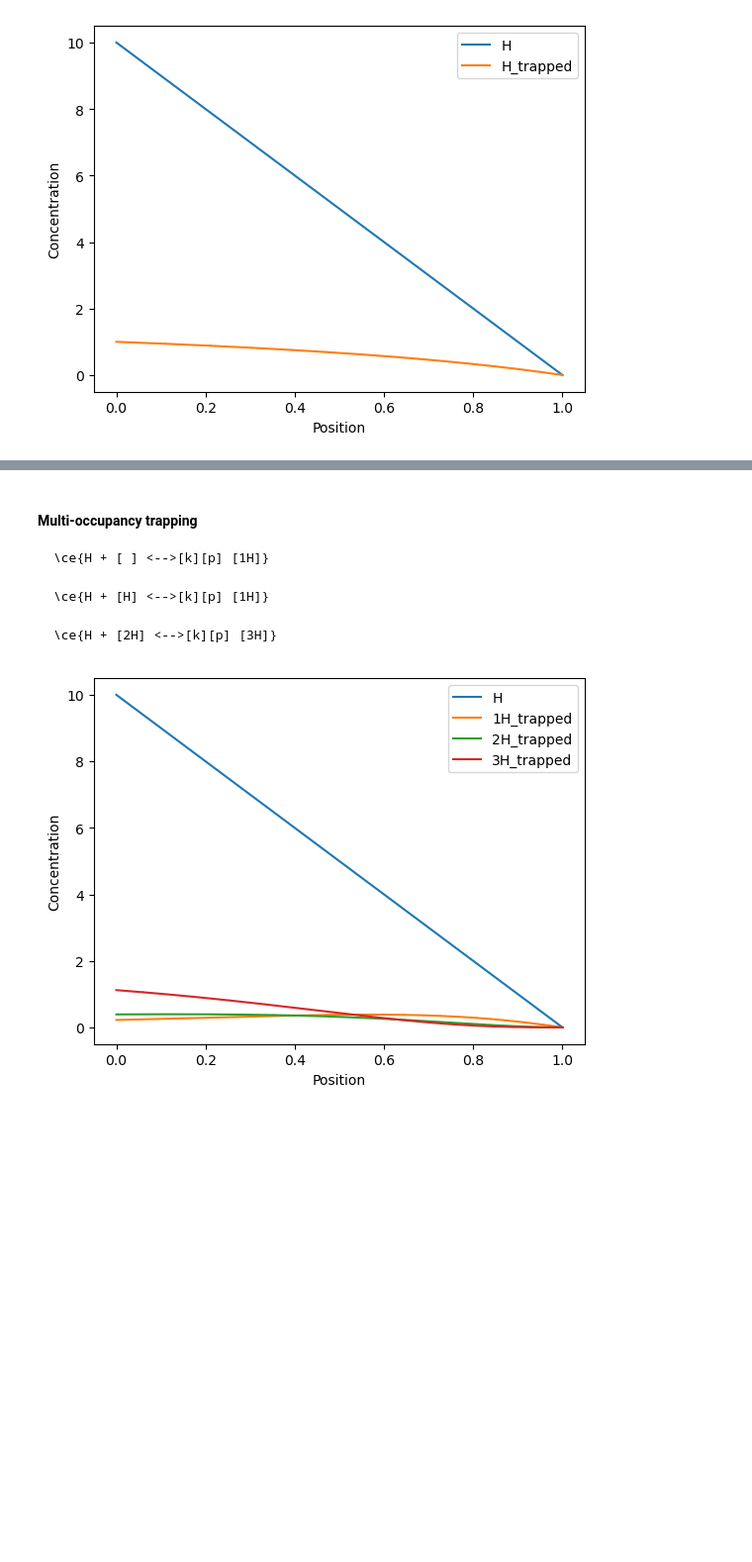
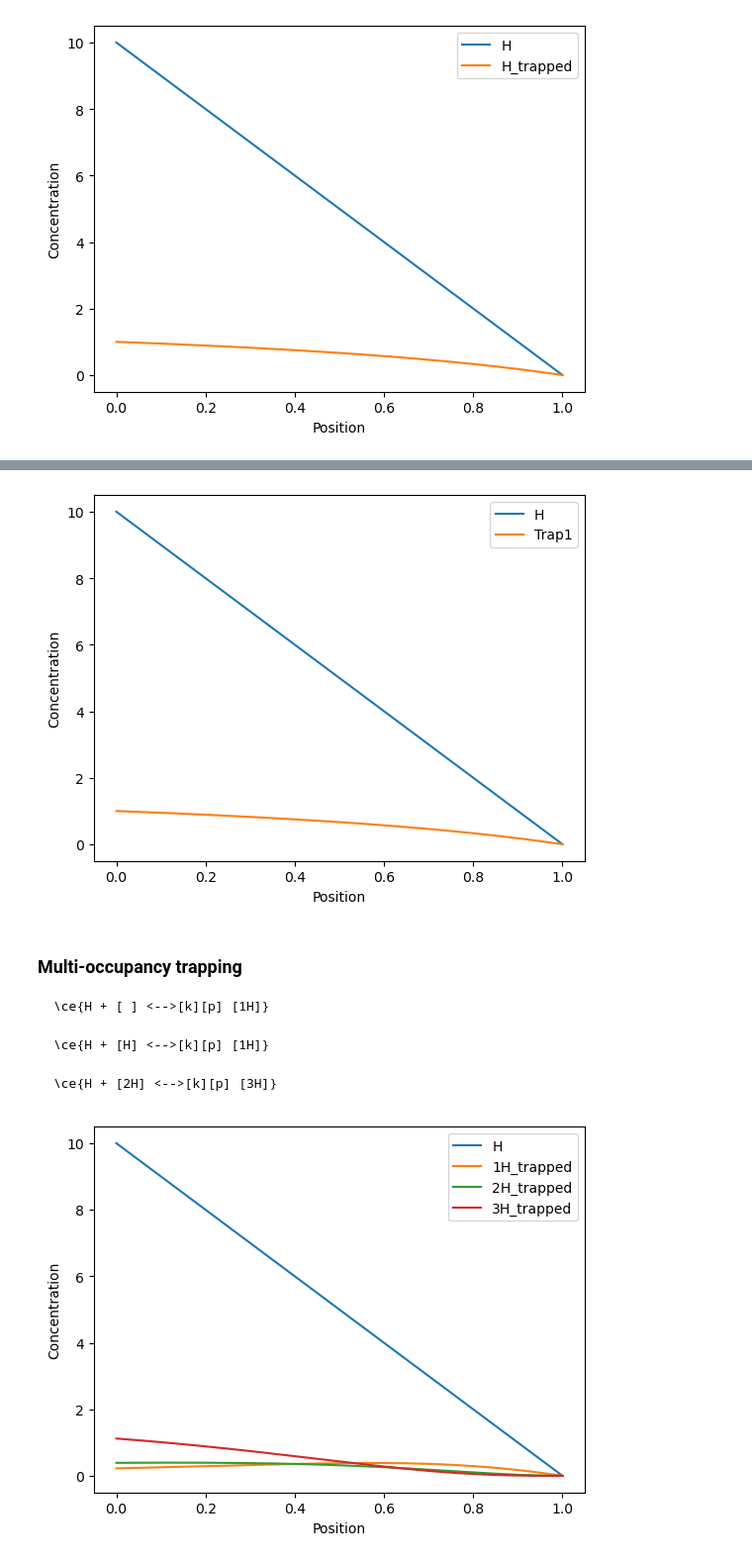
Before and after one commit to festim-dev/FESTIM-workshop, a Jupyter notebook: book/content/reactions.ipynb, the cells around one changed output, grey strips where cells are left out. Shown: that part at 99% size. Cells and saved outputs as stored; diff of their text form; code cells hidden in the pictures; blank space fills up the shorter version.

````diff
--- a/book/content/reactions.ipynb
+++ b/book/content/reactions.ipynb
@@ -369,5 +442,52 @@ plt.show()
+# %%
+my_model = F.HydrogenTransportProblem()
+my_model.mesh = F.Mesh1D(np.linspace(0, 1, 100))
+
+material = F.Material(D_0=1, E_D=0)
+left_surf = F.SurfaceSubdomain1D(id=1, x=0)
+right_surf = F.SurfaceSubdomain1D(id=2, x=1)
+vol = F.VolumeSubdomain1D(id=1, borders=[0, 1], material=material)
+my_model.subdomains = [vol, left_surf, right_surf]
+
+mobile_H = F.Species("H")
+my_model.species = [mobile_H]
+
+my_model.traps = [
+    F.Trap(
+        mobile_species=mobile_H,
+        k_0=0.01,
+        E_k=0,
+        p_0=0.1,
+        E_p=0,
+        volume=vol,
+        n=2,  # number of traps
+        name="Trap1",
+    )
+]
+
+my_model.boundary_conditions = [
+    F.FixedConcentrationBC(left_surf, value=10, species=mobile_H),
+    F.FixedConcentrationBC(right_surf, value=0, species=mobile_H),
+]
+
+my_model.temperature = 300
+my_model.settings = F.Settings(atol=1e-10, rtol=1e-10, final_time=50)
+my_model.settings.stepsize = F.Stepsize(1)
+
+my_model.initialise()
+my_model.run()
+# %%
+for species in my_model.species:
+    plot_profile(species, label=species.name)
+
+plt.xlabel("Position")
+plt.ylabel("Concentration")
+plt.legend()
+plt.show()
+# %% [output]
+[figure, added]
 # %% [markdown]
-#### Multi-occupancy trapping
+### Multi-occupancy trapping
 
 ```{math}
 \ce{H + [ ] <-->[k][p] [1H]}
````
Also changed, not shown: parts of 36 cells of this notebook.
